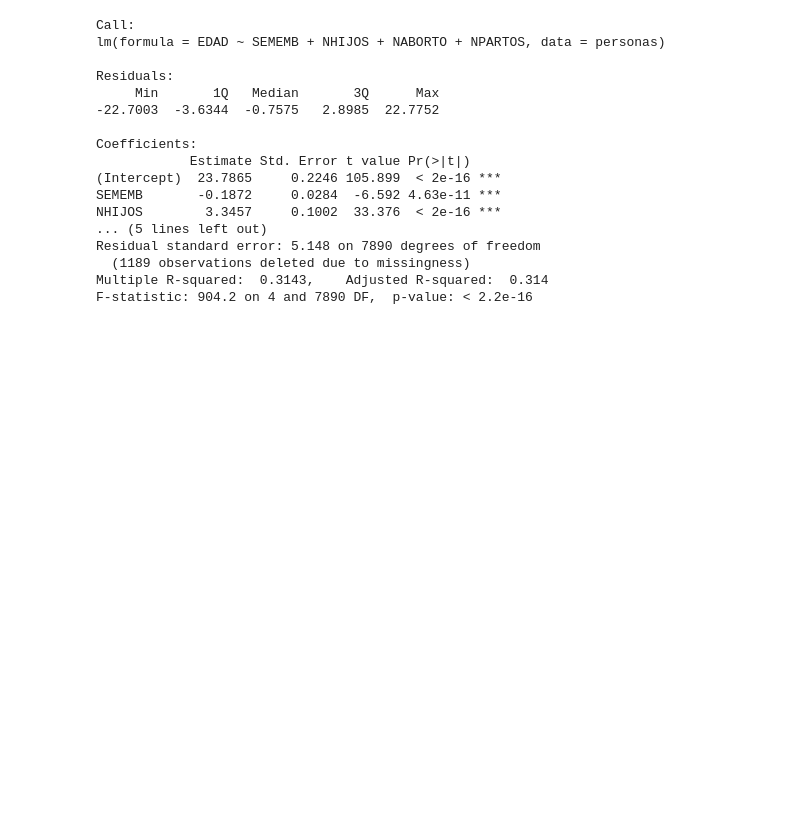
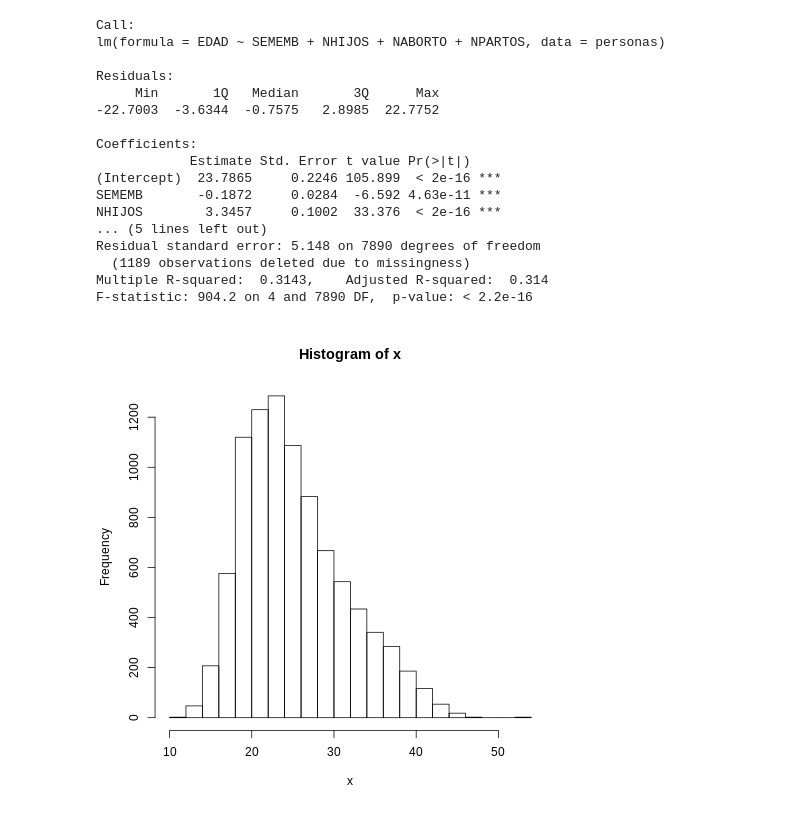
Before and after one commit to adanmgs/Seminario, a Jupyter notebook: MProyecto.ipynb, the cells around one changed output. Drawn from its saved outputs; the diff is of its cells as text; code cells hidden in the pictures; blank space fills up the shorter version.

```diff
--- a/MProyecto.ipynb
+++ b/MProyecto.ipynb
@@ -137,3 +137,10 @@ Residual standard error: 5.148 on 7890 degrees of freedom
   (1189 observations deleted due to missingness)
 Multiple R-squared:  0.3143,    Adjusted R-squared:  0.314
 F-statistic: 904.2 on 4 and 7890 DF,  p-value: < 2.2e-16
+# %%
+%%R
+
+x=personas$EDAD
+hist(x)
+# %% [output]
+[figure, added]
```
Also changed, not shown: parts of 1 cell of this notebook.
